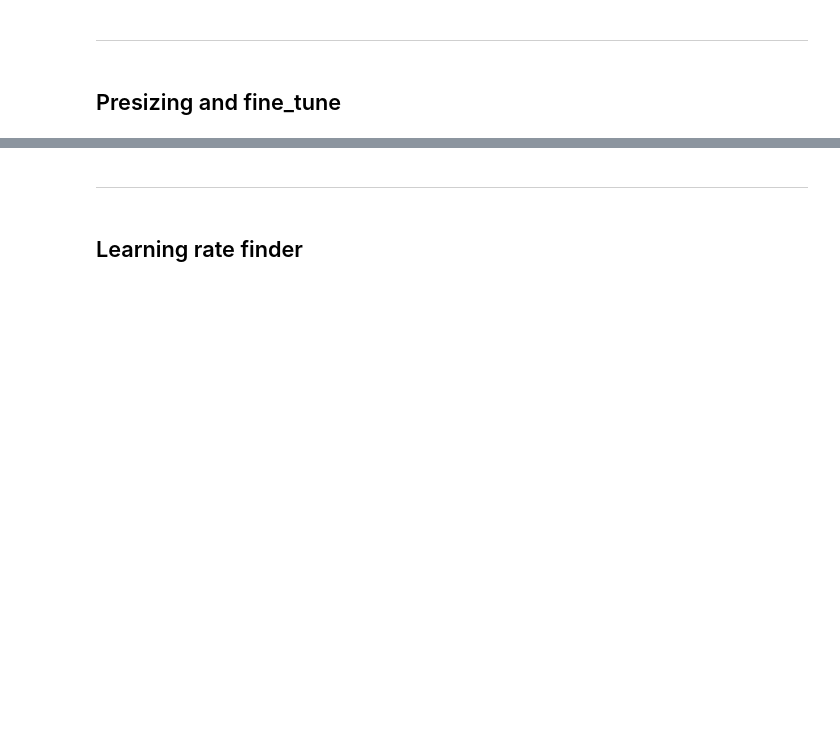
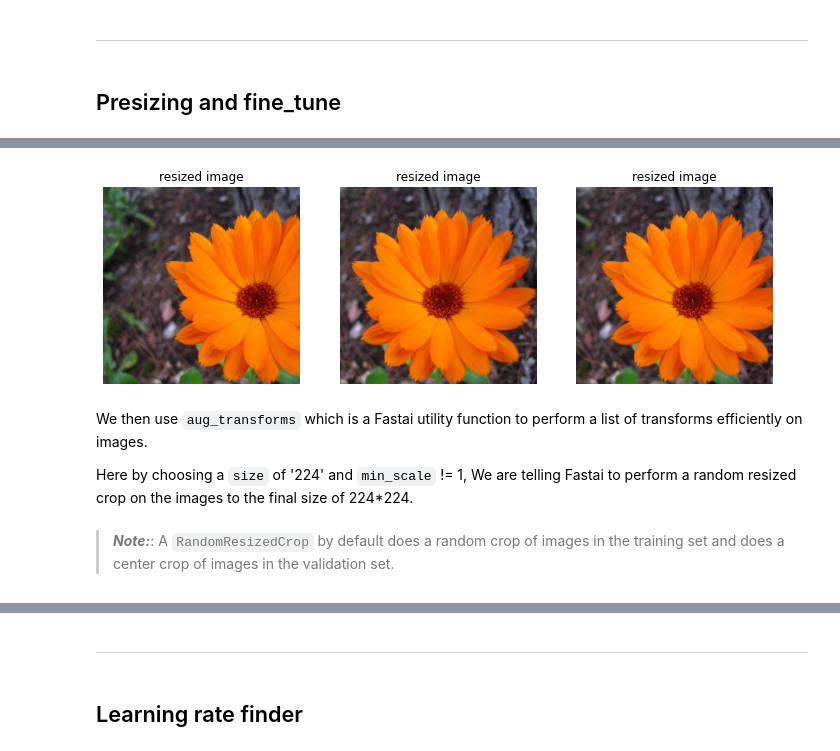
Before and after one commit to harish3110/my_fastai_notebooks, a Jupyter notebook: Vision/2020-03-30-Improving model.ipynb, the cells around one changed output, grey strips where cells are left out. Drawn from its saved outputs; the diff is of its cells as text; code cells hidden in the pictures; blank space fills up the shorter version.

```diff
--- a/Vision/2020-03-30-Improving model.ipynb
+++ b/Vision/2020-03-30-Improving model.ipynb
@@ -100,3 +185,17 @@ So to get over this issue presizing employs two steps:
+# %%
+_,axs = plt.subplots(1,3,figsize=(12,4))
+
+for ax in axs:
+    rsz = Resize(460, method=ResizeMethod.Crop)
+    show_image(rsz(img), title='resized image', ctx=ax);
+# %% [output]
+[figure, added]
+# %% [markdown]
+We then use `aug_transforms` which is a Fastai utility function to perform a list of transforms efficiently on images.
+
+Here by choosing a `size` of '224' and `min_scale` != 1, We are telling Fastai to perform a random resized crop on the images to the final size of 224*224.
+# %% [markdown]
+> ***Note:***: A `RandomResizedCrop` by default does a random crop of images in the training set and does a center crop of images in the validation set.
 # %%
 # Presizing
 item_tfms=Resize(460),
```
Also changed, not shown: parts of 62 cells of this notebook, 1 other file.
